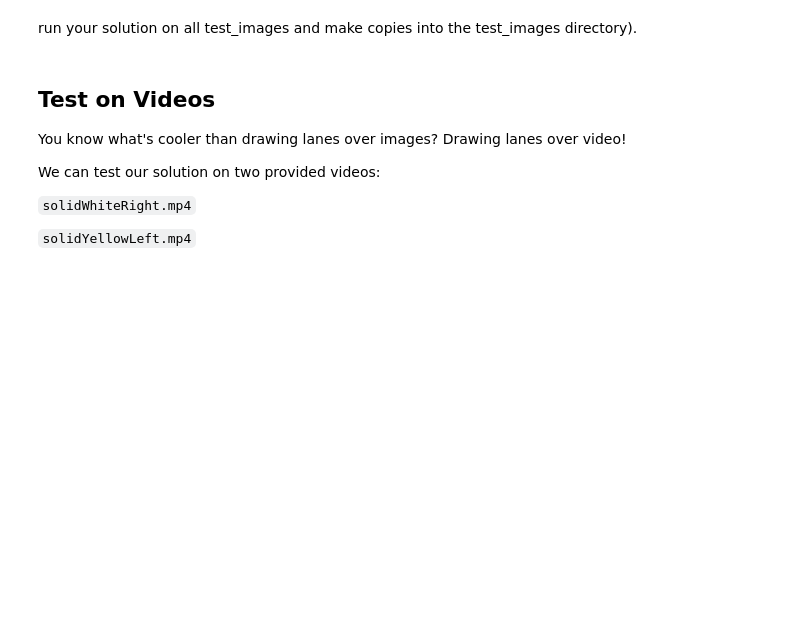
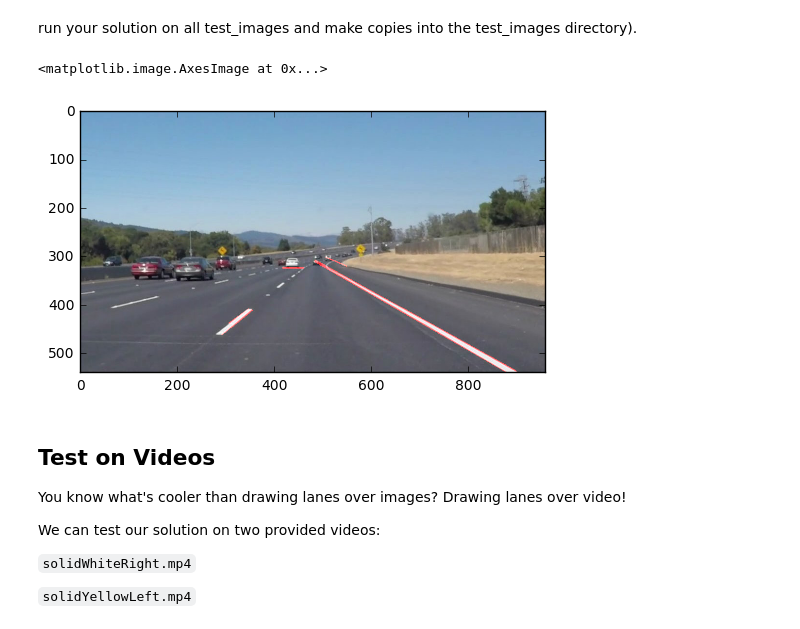
Before and after one commit to rajeev921/self-driving-car, a Jupyter notebook: CarND-LaneLines-P1-master/P1.ipynb, the cells around one changed output. Drawn from its saved outputs; the diff is of its cells as text; code cells hidden in the pictures; blank space fills up the shorter version.

```diff
--- a/CarND-LaneLines-P1-master/P1.ipynb
+++ b/CarND-LaneLines-P1-master/P1.ipynb
@@ -170,6 +169,61 @@ os.listdir("test_images/")
  'whiteCarLaneSwitch.jpg']
 # %% [markdown]
 run your solution on all test_images and make copies into the test_images directory).
+# %%
+# Read the image
+img = mpimg.imread("test_images/solidWhiteCurve.jpg")
+#plt.imshow(img)
+
+# Make a copy of the image
+color_select = np.copy(img)
+
+# Color selection to gray
+gray = grayscale(img)
+#plt.imshow(gray, cmap='gray')
+
+# Define a kernel size and apply Gaussian smoothing
+kernel_size = 5
+blur_gray = gaussian_blur(gray, kernel_size)
+#plt.imshow(blur_gray, cmap='gray')
+
+# Define our parameters for Canny and apply
+low_threshold = 50
+high_threshold = 150
+edges = cv2.Canny(blur_gray, low_threshold, high_threshold)
+#plt.imshow(edges, cmap='Greys_r')
+
+# This time we are defining a four sided polygon of side [(0, 540), (450, 290), (490, 290), (960, 540)] to mask
+imshape = img.shape
+vertices = np.array([[(0,imshape[0]),(450, 290), (490, 290), (imshape[1],imshape[0])]], dtype=np.int32)
+masked_image = region_of_interest(edges, vertices)
+#plt.imshow(masked_image, cmap='Greys_r')
+
+# Make a blank the same size as our image to draw on
+
+#rho = 1
+#theta = np.pi/180
+#threshold = 1
+#min_line_len = 5
+#max_line_gap = 1
+
+rho = 2
+theta = np.pi/180
+threshold = 15
+min_line_len = 40
+max_line_gap = 10
+
+line_img = hough_lines(masked_image, rho, theta, threshold, min_line_len, max_line_gap)
+plt.imshow(line_img, cmap='Greys_r')
+plt.imshow(line_img)
+
+lines_edges = weighted_img(img, line_img, α=0.8, β=1, λ=0)
+plt.imshow(lines_edges)
+
+# Save the tested file in the test directory
+# mpimg.imsave("test-solidWhiteCurve.jpg", color_select)
+# %% [output]
+<matplotlib.image.AxesImage at 0x...>
+[figure, added]
 # %% [markdown]
 ## Test on Videos
 
```
Also changed, not shown: parts of 5 cells of this notebook.
